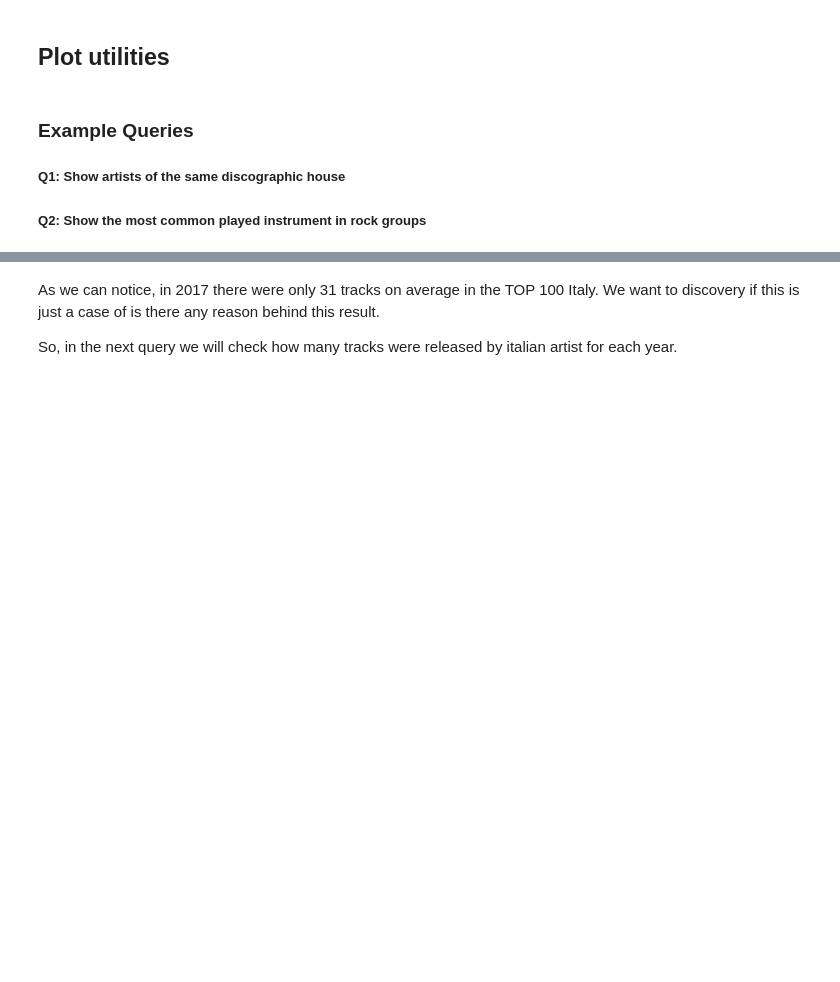
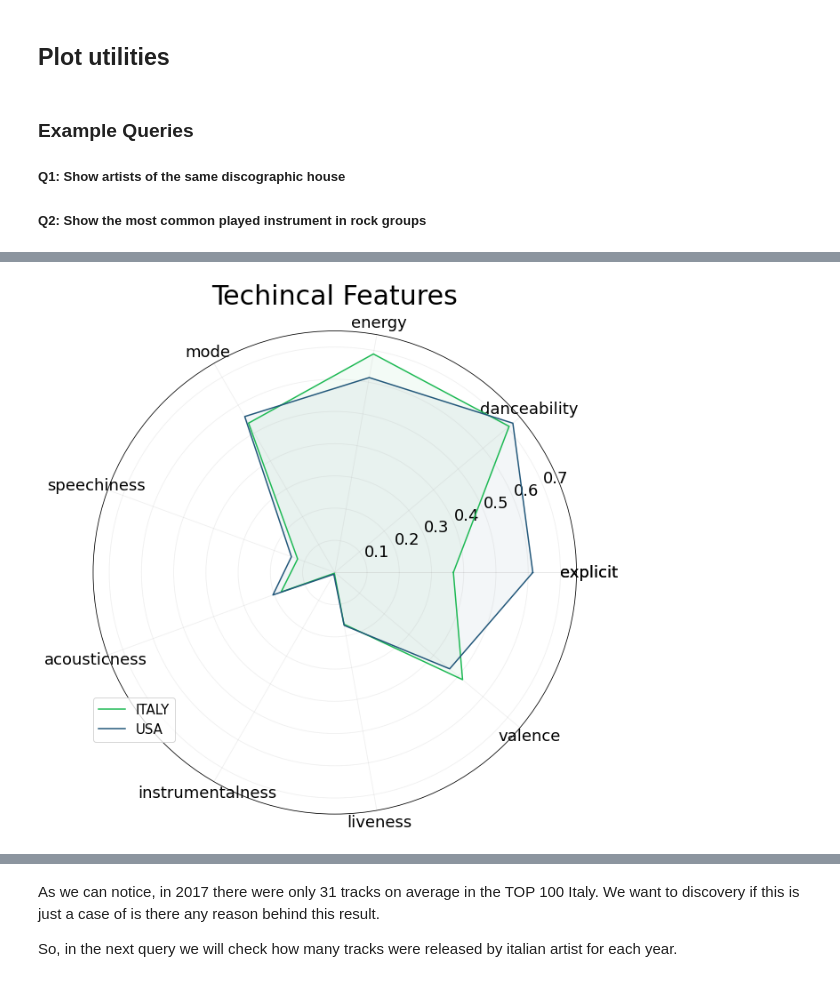
Before and after one commit to luca-martinelli-09/spotify-pg, a Jupyter notebook: spotifyQueries.ipynb, the cells around one changed output, grey strips where cells are left out. Cells and saved outputs as stored; diff of their text form; code cells hidden in the pictures; blank space fills up the shorter version.

```diff
--- a/spotifyQueries.ipynb
+++ b/spotifyQueries.ipynb
@@ -250,0 +395,94 @@ def plotResults(title=None, x=[], yArr=[],
+# %%
+# Q3: On average how many tracks from italian artists are present in Top 100 Italy for each year?
+
+# connect to the DB
+driver = GraphDatabase.driver(params.uri, auth=(params.user, params.dbpsw))
+# create a session
+session = driver.session()
+
+# Define lists to contain the results
+technicalFeatures = []
+
+# ITALY
+result = session.run("""
+    MATCH (c1:Country)<-[:hasNationality]-(p:Person)-[:isMemberOf]->(a:Artist)-[:partecipateIn]->(t:Track)-[:isPositionedIn]->(ch:Chart)-[:isReferredTo]->(c2:Country{id:"IT"})
+    RETURN AVG(toInteger(t.explicit)),
+    AVG(t.danceability),
+    AVG(t.energy),
+    AVG(t.mode),
+    AVG(t.speechiness),
+    AVG(t.acousticness),
+    AVG(t.instrumentalness),
+    AVG(t.liveness),
+    AVG(t.valence)
+""")
+
+for r in result:
+    returnedData = r.values()
+
+    # Retrieve techincal features
+    technicalFeatures.append([returnedData[0],
+    returnedData[1],
+    returnedData[2],
+    returnedData[3],
+    returnedData[4],
+    returnedData[5],
+    returnedData[6],
+    returnedData[7],
+    returnedData[8]
+    ])
+
+print("techinalFeatures: {}".format(technicalFeatures[0]))
+print("")
+
+# OUTSIDE ITALY
+# ITALY
+
+result = session.run("""
+    MATCH (c1:Country)<-[:hasNationality]-(p:Person)-[:isMemberOf]->(a:Artist)-[:partecipateIn]->(t:Track)-[:isPositionedIn]->(ch:Chart)-[:isReferredTo]->(c2:Country)
+    WHERE c2.id ="US"
+    RETURN AVG(toInteger(t.explicit)),
+    AVG(t.danceability),
+    AVG(t.energy),
+    AVG(t.mode),
+    AVG(t.speechiness),
+    AVG(t.acousticness),
+    AVG(t.instrumentalness),
+    AVG(t.liveness),
+    AVG(t.valence)
+""")
+
+for r in result:
+    returnedData = r.values()
+    # Retrieve techincal features
+    technicalFeatures.append([returnedData[0],
+    returnedData[1],
+    returnedData[2],
+    returnedData[3],
+    returnedData[4],
+    returnedData[5],
+    returnedData[6],
+    returnedData[7],
+    returnedData[8]
+    ])
+
+print("techinalFeatures: {}".format(technicalFeatures[1]))
+print("")
+
+plotResults(
+    title="Techincal Features",
+    yArr=technicalFeatures,
+    xTicks=["explicit","danceability","energy","mode","speechiness","acousticness","instrumentalness","liveness","valence"],
+    legend=["ITALY","USA"],
+    yLim = [0, 0.75],
+    style="polar",
+    showGrid=True,
+    fillPlot=True,
+    legendLocation=[0, 0.15],
+    figSize=(10, 10),
+)
+
+
+session.close()
+driver.close()
+# %% [output]
@@ -250,0 +492 @@ def plotResults(title=None, x=[], yArr=[],
+[figure, added]
```
Also changed, not shown: parts of 7 cells of this notebook, 6 other files.
